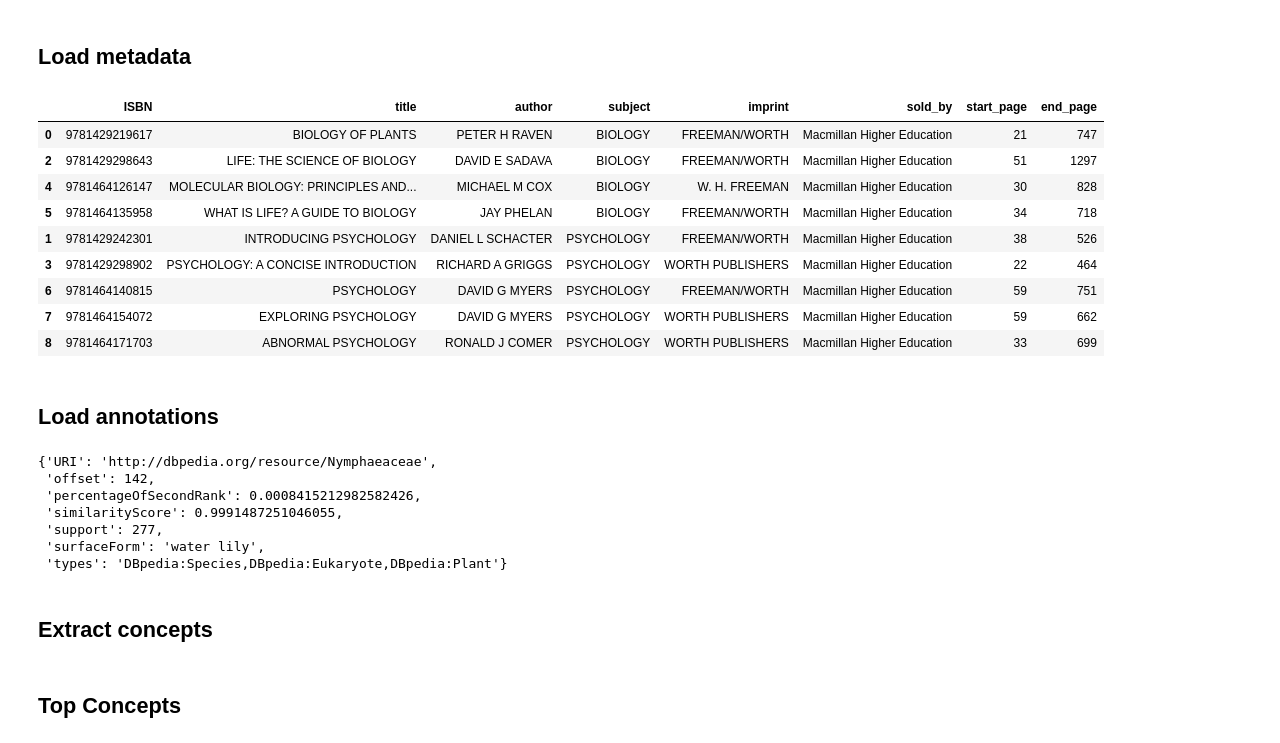
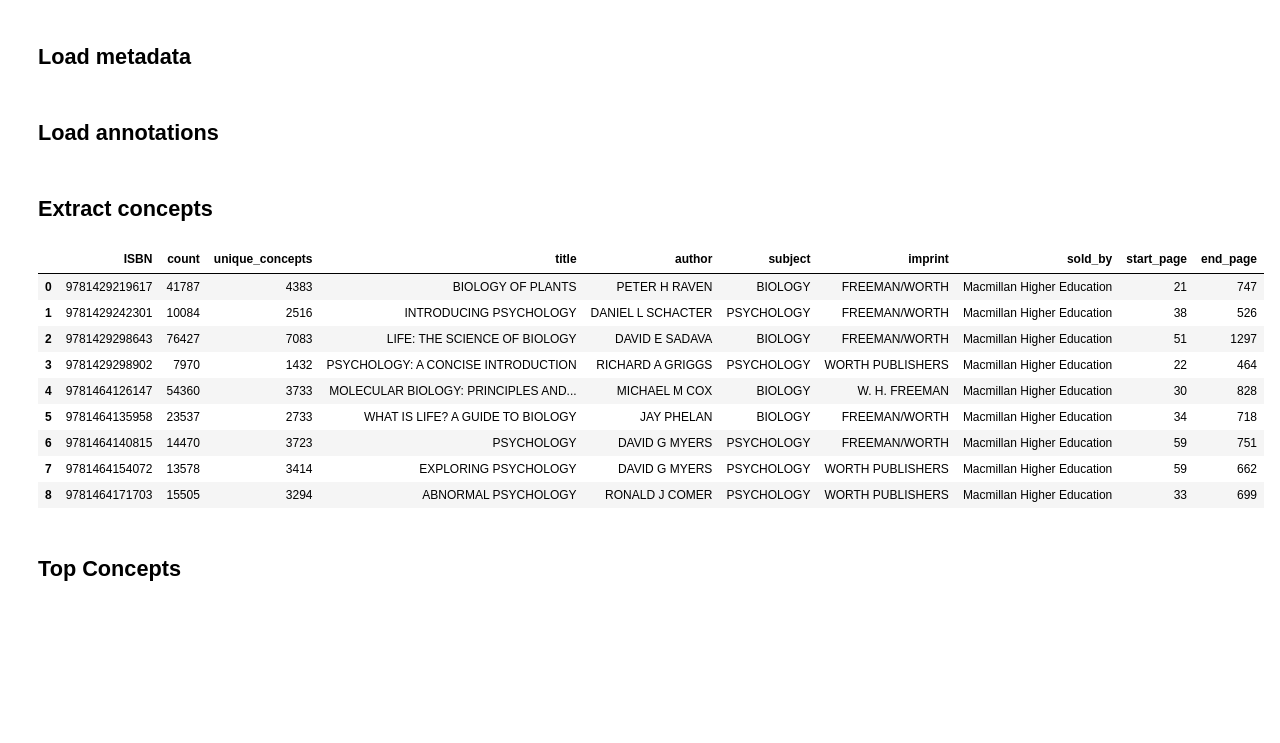
Before and after one commit to patrick-miller/textbook-concept-map, a Jupyter notebook: 6. Textbook Concept Map.ipynb, the cells around one changed output. Cells and saved outputs as stored; diff of their text form; code cells hidden in the pictures; blank space fills up the shorter version.

```diff
--- a/6. Textbook Concept Map.ipynb
+++ b/6. Textbook Concept Map.ipynb
@@ -11,19 +21,6 @@ annotations_file = 'data/annotations.pkl'
 ## Load metadata
 # %%
 metadata = pd.read_csv(metadata_file, dtype = {'ISBN': 'str'})
-metadata = metadata.sort_values('subject')
-metadata
-# %% [output]
-|  | ISBN | title | author | subject | imprint | sold_by | start_page | end_page |
-| 0 | 9781429219617 | BIOLOGY OF PLANTS | PETER H RAVEN | BIOLOGY | FREEMAN/WORTH | Macmillan Higher Education | 21 | 747 |
-| 2 | 9781429298643 | LIFE: THE SCIENCE OF BIOLOGY | DAVID E SADAVA | BIOLOGY | FREEMAN/WORTH | Macmillan Higher Education | 51 | 1297 |
-| 4 | 9781464126147 | MOLECULAR BIOLOGY: PRINCIPLES AND... | MICHAEL M COX | BIOLOGY | W. H. FREEMAN | Macmillan Higher Education | 30 | 828 |
-| 5 | 9781464135958 | WHAT IS LIFE? A GUIDE TO BIOLOGY | JAY PHELAN | BIOLOGY | FREEMAN/WORTH | Macmillan Higher Education | 34 | 718 |
-| 1 | 9781429242301 | INTRODUCING PSYCHOLOGY | DANIEL L SCHACTER | PSYCHOLOGY | FREEMAN/WORTH | Macmillan Higher Education | 38 | 526 |
-| 3 | 9781429298902 | PSYCHOLOGY: A CONCISE INTRODUCTION | RICHARD A GRIGGS | PSYCHOLOGY | WORTH PUBLISHERS | Macmillan Higher Education | 22 | 464 |
-| 6 | 9781464140815 | PSYCHOLOGY | DAVID G MYERS | PSYCHOLOGY | FREEMAN/WORTH | Macmillan Higher Education | 59 | 751 |
-| 7 | 9781464154072 | EXPLORING PSYCHOLOGY | DAVID G MYERS | PSYCHOLOGY | WORTH PUBLISHERS | Macmillan Higher Education | 59 | 662 |
-| 8 | 9781464171703 | ABNORMAL PSYCHOLOGY | RONALD J COMER | PSYCHOLOGY | WORTH PUBLISHERS | Macmillan Higher Education | 33 | 699 |
 # %% [markdown]
 ## Load annotations
 # %%
@@ -37,33 +31,40 @@ isbns = metadata['ISBN']
 
 with open(annotations_file, 'rb') as fp:
     annotations = pickle.load(fp)
-# %%
-annotations[isbns[0]][0]
-# %% [output]
-{'URI': 'http://dbpedia.org/resource/Nymphaeaceae',
- 'offset': 142,
- 'percentageOfSecondRank': 0.0008415212982582426,
- 'similarityScore': 0.9991487251046055,
- 'support': 277,
- 'surfaceForm': 'water lily',
- 'types': 'DBpedia:Species,DBpedia:Eukaryote,DBpedia:Plant'}
 # %% [markdown]
 ## Extract concepts
 # %%
 concepts_df = pd.DataFrame()
 for isbn in isbns:
-    concepts = [extract_spotlight_concept(ann) for ann in annotations[isbn]]
-    freq = Counter(concepts)
-    concepts, counts = zip(*freq.items())
-
+    concepts = [extract_spotlight_concept_and_location(ann)
+                for ann in annotations[isbn]]
+    concept, loc = zip(*concepts)
+    max_loc = max(loc)
     concepts_df = concepts_df.append(
         pd.DataFrame({
-                      'concept': list(concepts),
-                      'count': list(counts),
+                      'concept': concept,
+                      'location': [lll / max_loc for lll in loc],
                       'ISBN': isbn
                     }))
-
-concepts_df = concepts_df.sort_values('count', ascending=False)
-concepts_df = pd.merge(concepts_df, metadata, on='ISBN')
+# %%
+summary_df = (concepts_df
+              .groupby('ISBN')['concept']
+              .agg({'count', lambda x: len(set(x))}))
+summary_df = summary_df.reset_index()
+summary_df.columns = ['ISBN', 'count' ,'unique_concepts']
+
+metadata = pd.merge(summary_df, metadata, on = 'ISBN')
+metadata
+# %% [output]
+|  | ISBN | count | unique_concepts | title | author | subject | imprint | sold_by | start_page | end_page |
+| 0 | 9781429219617 | 41787 | 4383 | BIOLOGY OF PLANTS | PETER H RAVEN | BIOLOGY | FREEMAN/WORTH | Macmillan Higher Education | 21 | 747 |
+| 1 | 9781429242301 | 10084 | 2516 | INTRODUCING PSYCHOLOGY | DANIEL L SCHACTER | PSYCHOLOGY | FREEMAN/WORTH | Macmillan Higher Education | 38 | 526 |
+| 2 | 9781429298643 | 76427 | 7083 | LIFE: THE SCIENCE OF BIOLOGY | DAVID E SADAVA | BIOLOGY | FREEMAN/WORTH | Macmillan Higher Education | 51 | 1297 |
+| 3 | 9781429298902 | 7970 | 1432 | PSYCHOLOGY: A CONCISE INTRODUCTION | RICHARD A GRIGGS | PSYCHOLOGY | WORTH PUBLISHERS | Macmillan Higher Education | 22 | 464 |
+| 4 | 9781464126147 | 54360 | 3733 | MOLECULAR BIOLOGY: PRINCIPLES AND... | MICHAEL M COX | BIOLOGY | W. H. FREEMAN | Macmillan Higher Education | 30 | 828 |
+| 5 | 9781464135958 | 23537 | 2733 | WHAT IS LIFE? A GUIDE TO BIOLOGY | JAY PHELAN | BIOLOGY | FREEMAN/WORTH | Macmillan Higher Education | 34 | 718 |
+| 6 | 9781464140815 | 14470 | 3723 | PSYCHOLOGY | DAVID G MYERS | PSYCHOLOGY | FREEMAN/WORTH | Macmillan Higher Education | 59 | 751 |
+| 7 | 9781464154072 | 13578 | 3414 | EXPLORING PSYCHOLOGY | DAVID G MYERS | PSYCHOLOGY | WORTH PUBLISHERS | Macmillan Higher Education | 59 | 662 |
+| 8 | 9781464171703 | 15505 | 3294 | ABNORMAL PSYCHOLOGY | RONALD J COMER | PSYCHOLOGY | WORTH PUBLISHERS | Macmillan Higher Education | 33 | 699 |
 # %% [markdown]
 ## Top Concepts
```
Also changed, not shown: parts of 28 cells of this notebook.
